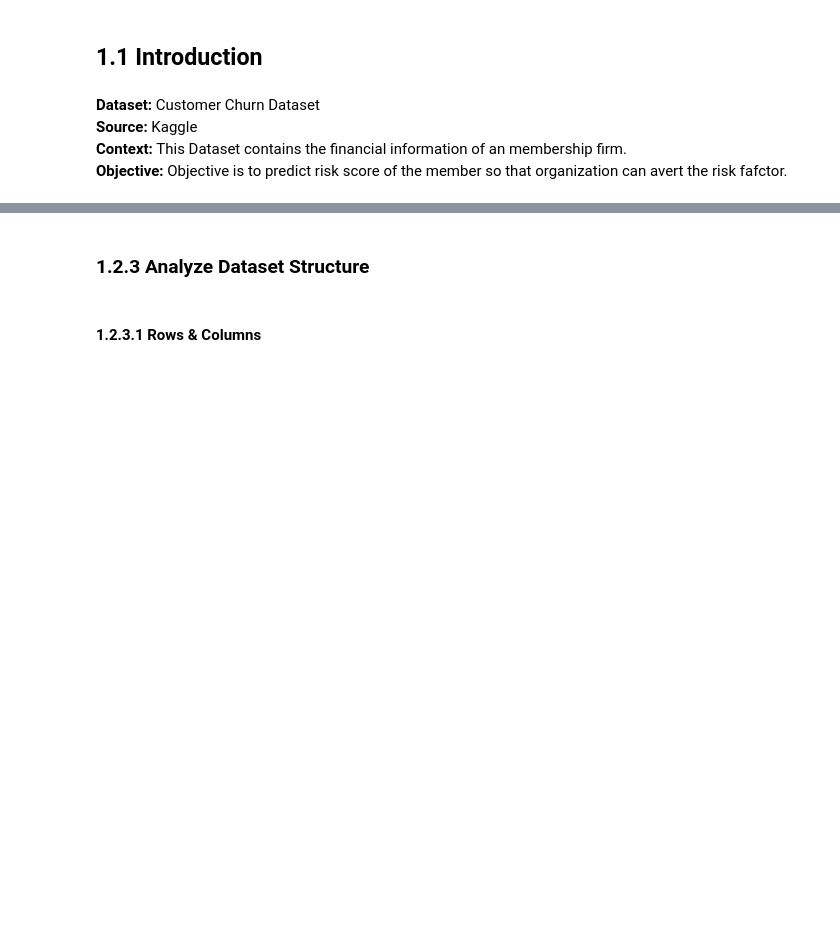
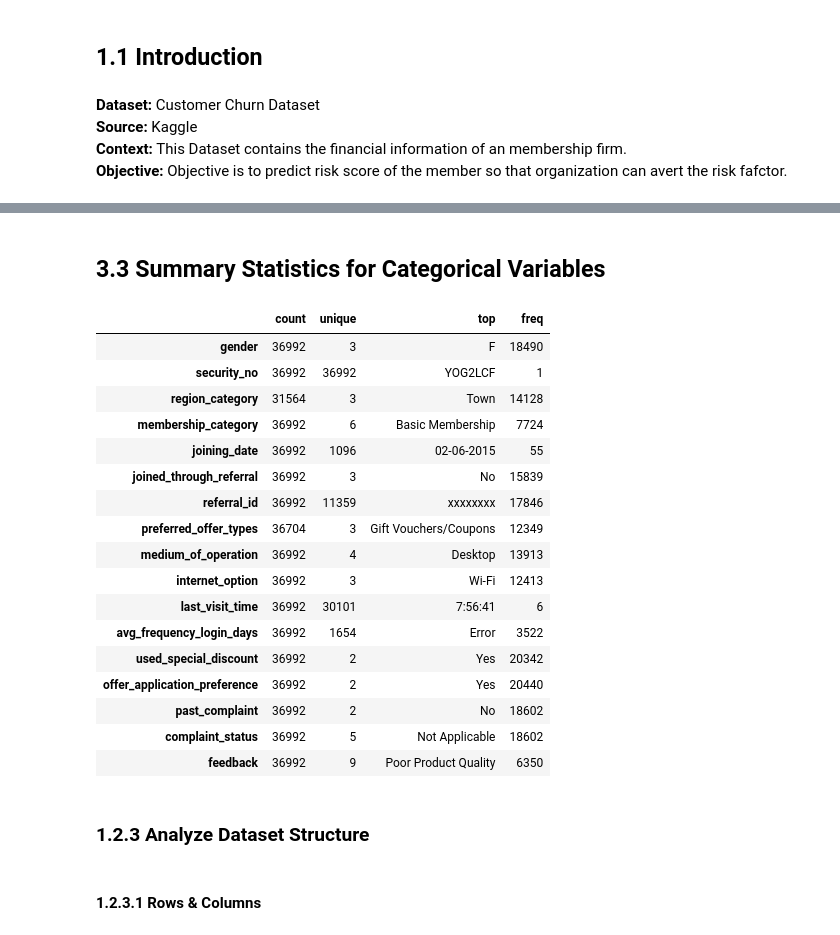
Before and after one commit to AshutoshsinghIndore/customer-churn-model, a Jupyter notebook: Notebook/Notebook.ipynb, the cells around one changed output, grey strips where cells are left out. Drawn from its saved outputs; the diff is of its cells as text; code cells hidden in the pictures; blank space fills up the shorter version.

```diff
--- a/Notebook/Notebook.ipynb
+++ b/Notebook/Notebook.ipynb
@@ -43,3 +141,27 @@ df.head(3)
+# %% [markdown]
+## 3.3 Summary Statistics for Categorical Variables
+# %%
+# Get the summary statistics for categorical variables
+df.describe(include = 'object').T
+# %% [output]
+|  | count | unique | top | freq |
+| gender | 36992 | 3 | F | 18490 |
+| security_no | 36992 | 36992 | YOG2LCF | 1 |
+| region_category | 31564 | 3 | Town | 14128 |
+| membership_category | 36992 | 6 | Basic Membership | 7724 |
+| joining_date | 36992 | 1096 | 02-06-2015 | 55 |
+| joined_through_referral | 36992 | 3 | No | 15839 |
+| referral_id | 36992 | 11359 | xxxxxxxx | 17846 |
+| preferred_offer_types | 36704 | 3 | Gift Vouchers/Coupons | 12349 |
+| medium_of_operation | 36992 | 4 | Desktop | 13913 |
+| internet_option | 36992 | 3 | Wi-Fi | 12413 |
+| last_visit_time | 36992 | 30101 | 7:56:41 | 6 |
+| avg_frequency_login_days | 36992 | 1654 | Error | 3522 |
+| used_special_discount | 36992 | 2 | Yes | 20342 |
+| offer_application_preference | 36992 | 2 | Yes | 20440 |
+| past_complaint | 36992 | 2 | No | 18602 |
+| complaint_status | 36992 | 5 | Not Applicable | 18602 |
+| feedback | 36992 | 9 | Poor Product Quality | 6350 |
 # %% [markdown]
 ### 1.2.3 Analyze Dataset Structure
 # %% [markdown]
```
Also changed, not shown: parts of 35 cells of this notebook, 1 other file.
